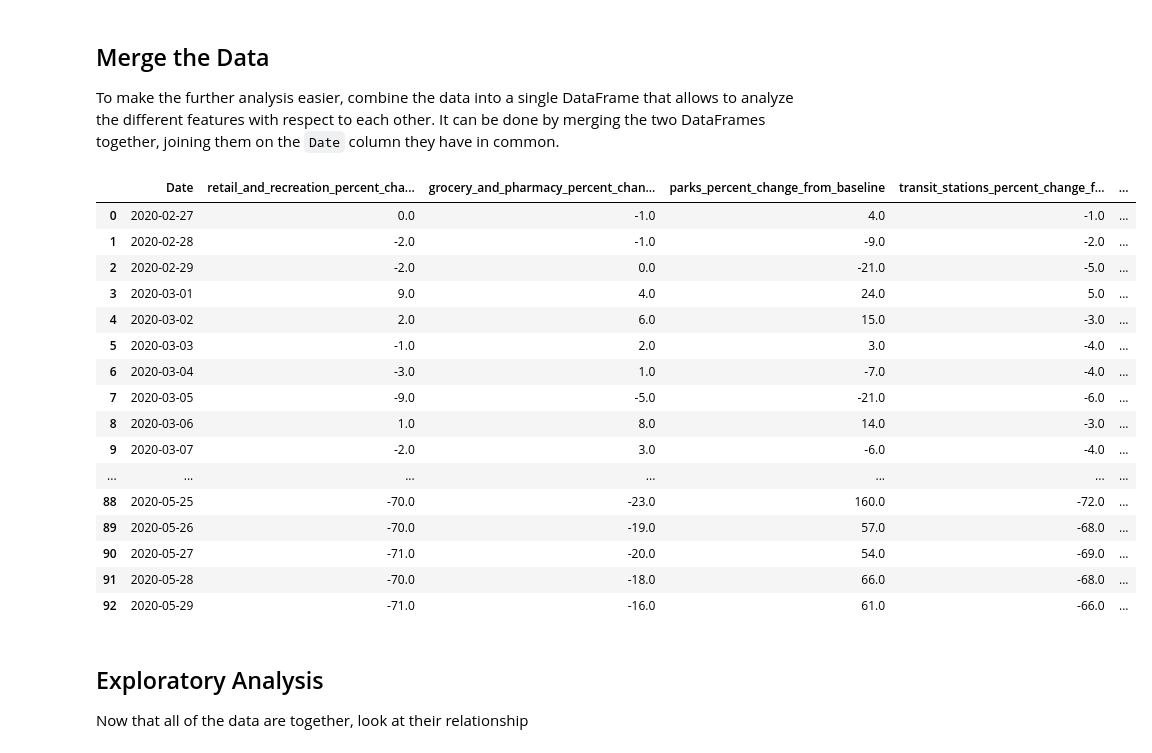
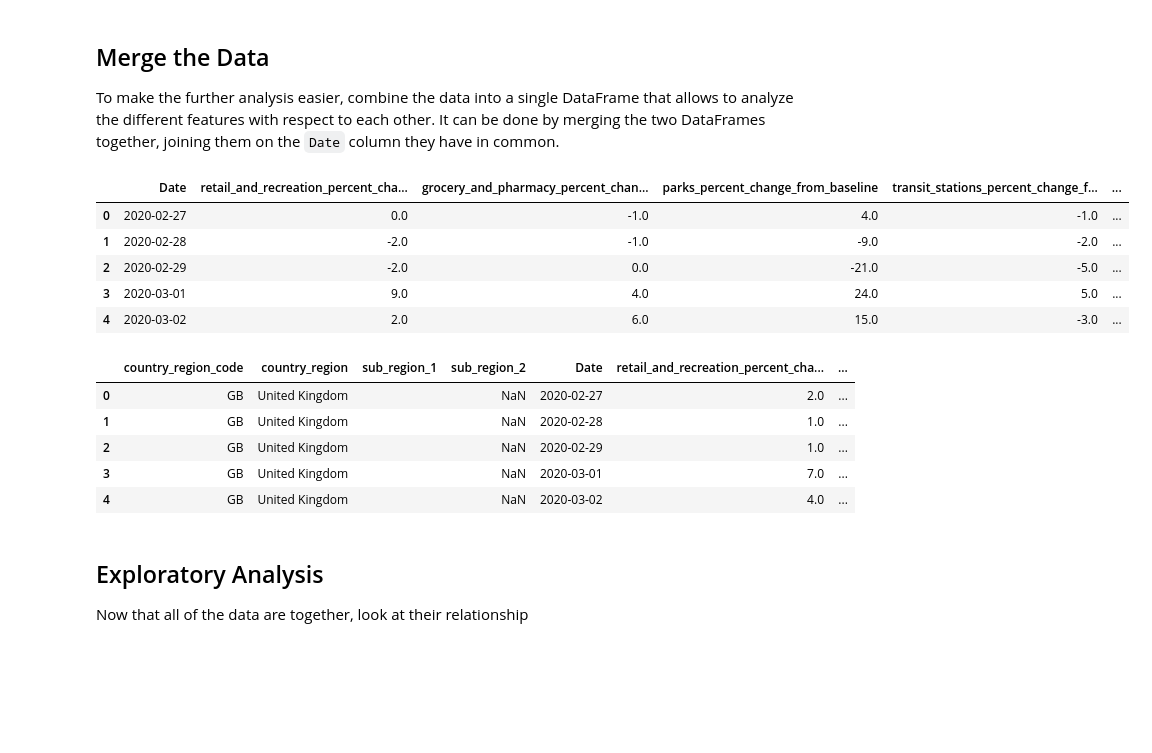
Before and after one commit to IuliiaZaitova/COVID_Prediction_London_National_Transport_Use, a Jupyter notebook: UK_transport.ipynb, the cells around one changed output. Drawn from its saved outputs; the diff is of its cells as text; code cells hidden in the pictures; blank space fills up the shorter version.

```diff
--- a/UK_transport.ipynb
+++ b/UK_transport.ipynb
@@ -140,30 +141,31 @@ london_mobility.head()
 
 To make the further analysis easier, combine the data into a single DataFrame that allows to analyze the different features with respect to each other. It can be done by merging the two DataFrames together, joining them on the `Date` column they have in common.
 # %%
-df_uk = pd.merge(london_mobility, tfl_tube, how='left', on='Date')
-df_uk = pd.merge(df_uk, national_rail, how='left', on='Date')
-
+df_london_merged = pd.merge(london_mobility, tfl_tube, how='left', on='Date')
+df_london_merged = pd.merge(df_london_merged, national_rail, how='left', on='Date')
 # check for missing values
-df_uk.isna().any()
-df_uk
+df_london_merged.isna().any()
+df_london_merged.head()
 # %% [output]
 |  | Date | retail_and_recreation_percent_cha... | grocery_and_pharmacy_percent_chan... | parks_percent_change_from_baseline | transit_stations_percent_change_f... | ... |
 | 0 | 2020-02-27 | 0.0 | -1.0 | 4.0 | -1.0 | ... |
 | 1 | 2020-02-28 | -2.0 | -1.0 | -9.0 | -2.0 | ... |
 | 2 | 2020-02-29 | -2.0 | 0.0 | -21.0 | -5.0 | ... |
 | 3 | 2020-03-01 | 9.0 | 4.0 | 24.0 | 5.0 | ... |
 | 4 | 2020-03-02 | 2.0 | 6.0 | 15.0 | -3.0 | ... |
-| 5 | 2020-03-03 | -1.0 | 2.0 | 3.0 | -4.0 | ... |
-| 6 | 2020-03-04 | -3.0 | 1.0 | -7.0 | -4.0 | ... |
-| 7 | 2020-03-05 | -9.0 | -5.0 | -21.0 | -6.0 | ... |
-| 8 | 2020-03-06 | 1.0 | 8.0 | 14.0 | -3.0 | ... |
-| 9 | 2020-03-07 | -2.0 | 3.0 | -6.0 | -4.0 | ... |
-| ... | ... | ... | ... | ... | ... | ... |
-| 88 | 2020-05-25 | -70.0 | -23.0 | 160.0 | -72.0 | ... |
-| 89 | 2020-05-26 | -70.0 | -19.0 | 57.0 | -68.0 | ... |
-| 90 | 2020-05-27 | -71.0 | -20.0 | 54.0 | -69.0 | ... |
-| 91 | 2020-05-28 | -70.0 | -18.0 | 66.0 | -68.0 | ... |
-| 92 | 2020-05-29 | -71.0 | -16.0 | 61.0 | -66.0 | ... |
+# %%
+df_uk_merged = pd.merge(all_uk_mobility, tfl_tube, how='left', on='Date')
+df_uk_merged = pd.merge(df_uk_merged, national_rail, how='left', on='Date')
+# check for missing values
+df_uk_merged.isna().any()
+df_uk_merged.head()
+# %% [output]
+|  | country_region_code | country_region | sub_region_1 | sub_region_2 | Date | retail_and_recreation_percent_cha... | ... |
+| 0 | GB | United Kingdom |  | NaN | 2020-02-27 | 2.0 | ... |
+| 1 | GB | United Kingdom |  | NaN | 2020-02-28 | 1.0 | ... |
+| 2 | GB | United Kingdom |  | NaN | 2020-02-29 | 1.0 | ... |
+| 3 | GB | United Kingdom |  | NaN | 2020-03-01 | 7.0 | ... |
+| 4 | GB | United Kingdom |  | NaN | 2020-03-02 | 4.0 | ... |
 # %% [markdown]
 ## Exploratory Analysis
 Now that all of the data are together, look at their relationship
```
Also changed, not shown: parts of 26 cells of this notebook.
